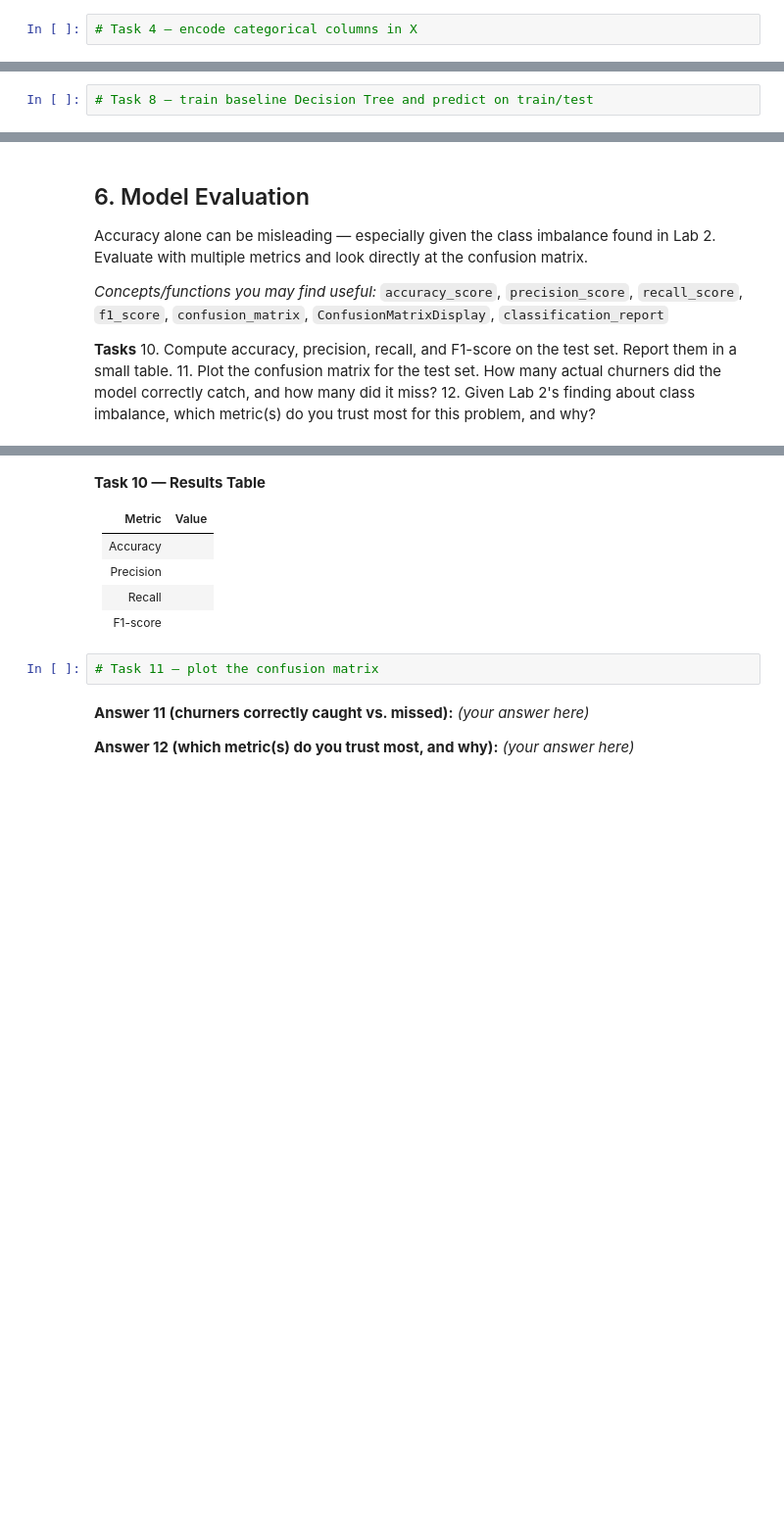
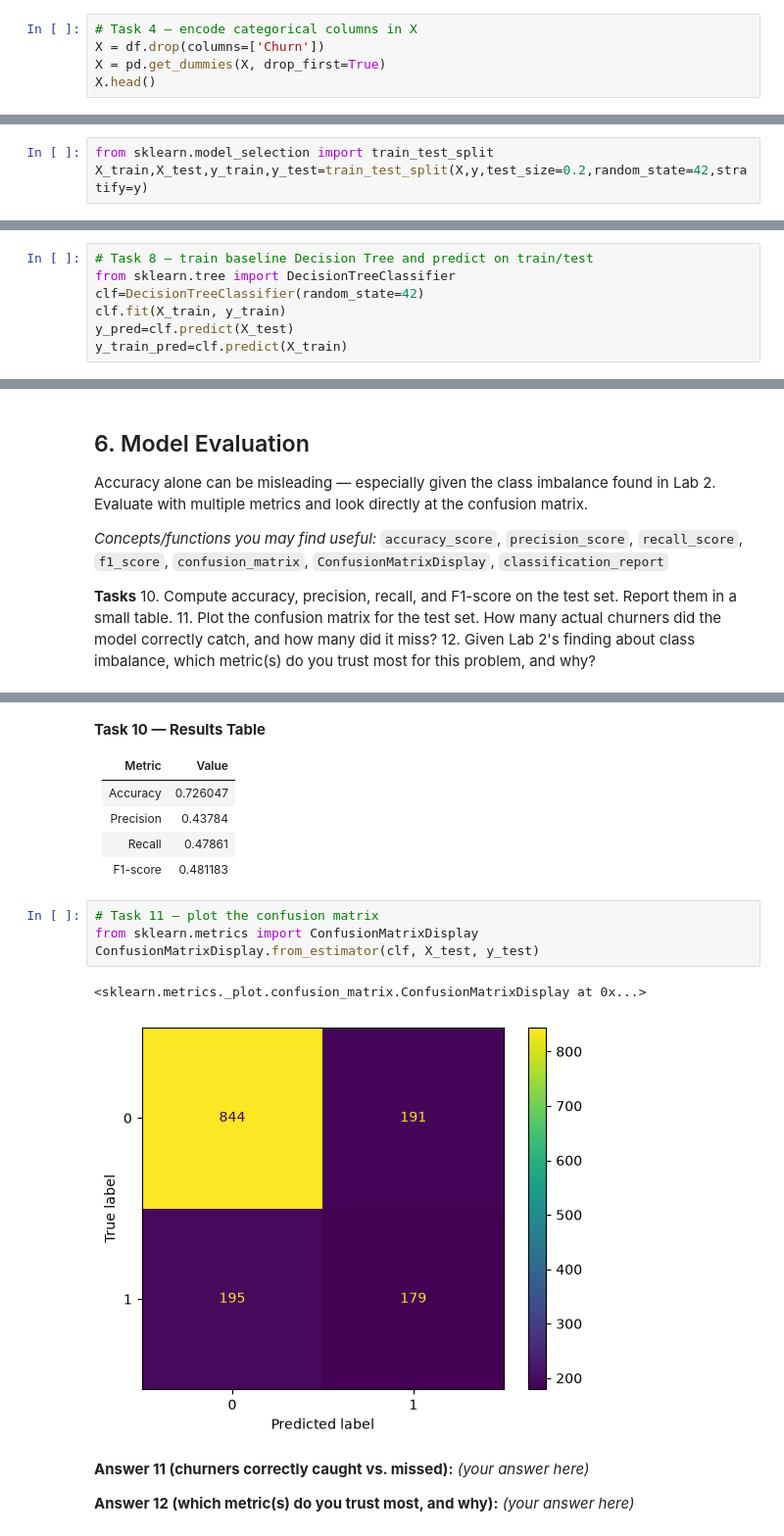
Before and after one commit to kamangerkhadija5-collab/ML_LAB, a Jupyter notebook: Lab3_Decision_Tree_Template.ipynb, the cells around one changed output, grey strips where cells are left out. Shown at 98% size. Cells and saved outputs as stored; diff of their text form; blank space fills up the shorter version.

```diff
--- a/Lab3_Decision_Tree_Template.ipynb
+++ b/Lab3_Decision_Tree_Template.ipynb
@@ -110,2 +129,5 @@ y = df["Churn"].map({"No": 0, "Yes": 1})
 # %%
 # Task 4 — encode categorical columns in X
+X = df.drop(columns=['Churn'])
+X = pd.get_dummies(X, drop_first=True)
+X.head()
@@ -131,2 +179,5 @@ A model must be evaluated on data it has never seen. Hold out a test set before
+# %%
+from sklearn.model_selection import train_test_split
+X_train,X_test,y_train,y_test=train_test_split(X,y,test_size=0.2,random_state=42,stratify=y)
 # %%
 # Task 7 — report shapes
@@ -147,5 +201,10 @@ Train a first, unrestricted Decision Tree as your baseline — no tuning yet.
 9. What depth did scikit-learn actually grow this tree to on its own? Does that surprise you?
 # %%
 # Task 8 — train baseline Decision Tree and predict on train/test
+from sklearn.tree import DecisionTreeClassifier
+clf=DecisionTreeClassifier(random_state=42)
+clf.fit(X_train, y_train)
+y_pred=clf.predict(X_test)
+y_train_pred=clf.predict(X_train)
 # %%
 # Task 9 — check the fitted tree's depth
@@ -172,12 +240,17 @@ Accuracy alone can be misleading — especially given the class imbalance found
 
 | Metric | Value |
 |---|---|
-| Accuracy | |
-| Precision | |
-| Recall | |
-| F1-score | |
+| Accuracy | 0.726047 |
+| Precision | 0.43784 |
+| Recall | 0.47861 |
+| F1-score | 0.481183 |
 # %%
 # Task 11 — plot the confusion matrix
+from sklearn.metrics import ConfusionMatrixDisplay
+ConfusionMatrixDisplay.from_estimator(clf, X_test, y_test)
+# %% [output]
+<sklearn.metrics._plot.confusion_matrix.ConfusionMatrixDisplay at 0x...>
+[figure, added]
 # %% [markdown]
 **Answer 11 (churners correctly caught vs. missed):**
 _(your answer here)_
```
Also changed, not shown: parts of 23 cells of this notebook, 1 other file.
